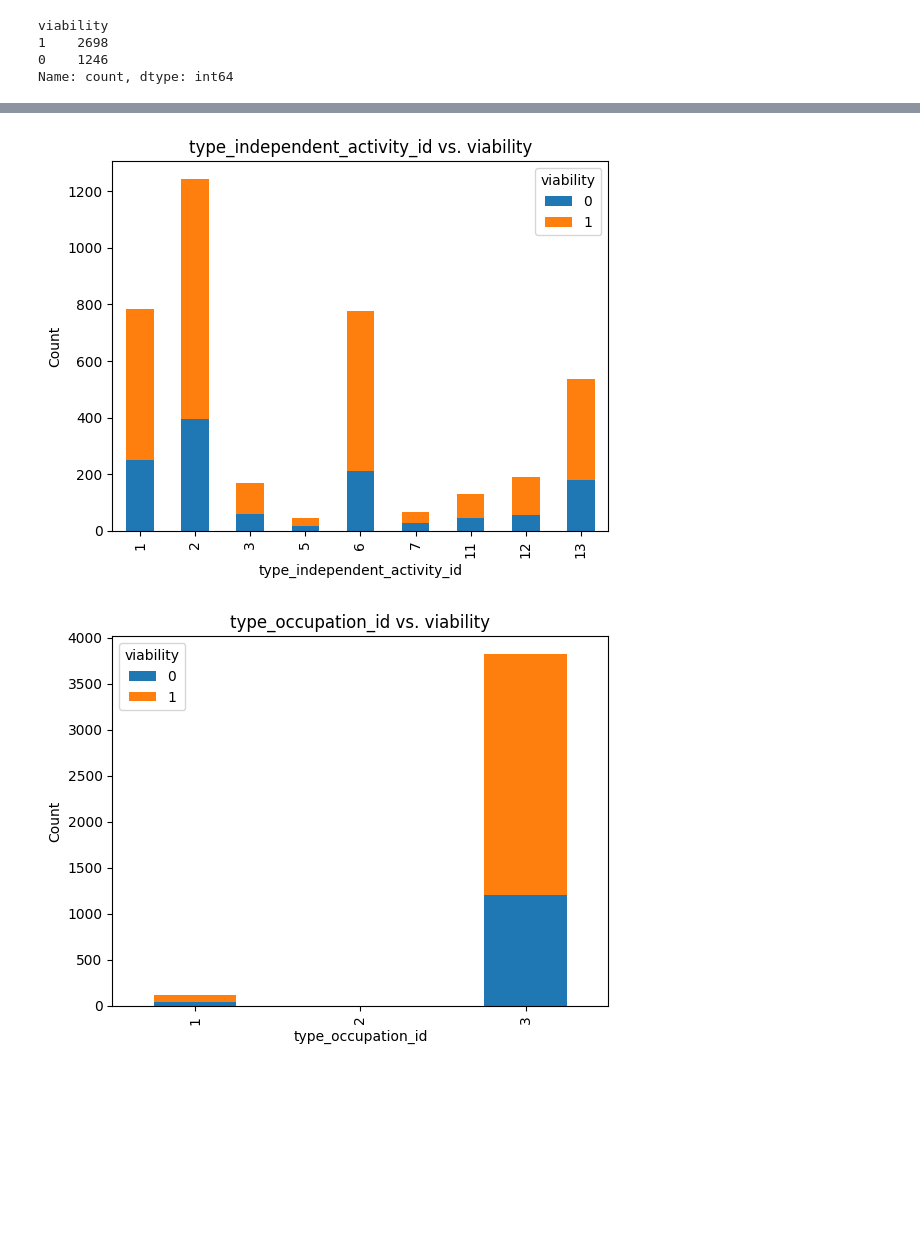
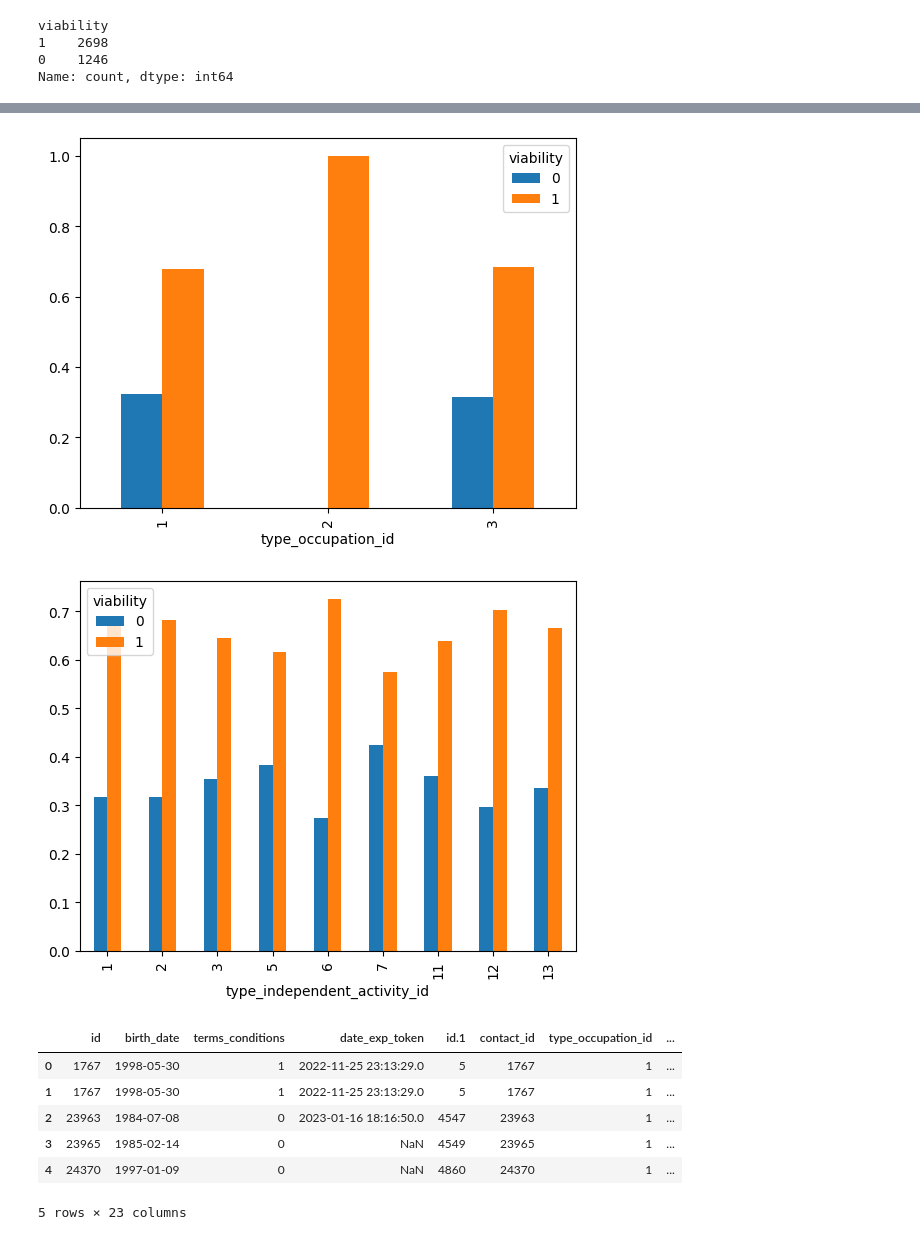
Before and after one commit to alejomaar/habi, a Jupyter notebook: prediction.ipynb, the cells around one changed output, grey strips where cells are left out. Drawn from its saved outputs; the diff is of its cells as text; code cells hidden in the pictures; blank space fills up the shorter version.

```diff
--- a/prediction.ipynb
+++ b/prediction.ipynb
@@ -79,6 +73,6 @@ sns.catplot(x='type_independent_activity_id',hue='viability',data=habi_df,kind="
 # %%
-probabilities = habi_df.groupby(['type_independent_activity_id', 'viability']).size() / habi_df.groupby('type_independent_activity_id').size()
-probabilities = probabilities.reset_index().rename(columns={0: 'Probability'})
-pivot_df = probabilities.pivot(index='type_independent_activity_id', columns='viability', values='Probability')
-
-pivot_df.plot(kind='bar', stacked=False)
+def proba_plot(df:pd.DataFrame,feature:str):
+    probabilities = habi_df.groupby([feature, 'viability']).size() / habi_df.groupby(feature).size()
+    probabilities = probabilities.reset_index().rename(columns={0: 'Probability'})
+    pivot_df = probabilities.pivot(index=feature, columns='viability', values='Probability')
+    pivot_df.plot(kind='bar', stacked=False)
@@ -102,22 +79,18 @@ pivot_df
-# %%
-import matplotlib.pyplot as plt
-
-# Identify the target variable and categorical variables you want to compare
-target_variable = 'viability'
-categorical_variables = ['type_independent_activity_id','type_occupation_id']
-
-# Iterate over each categorical variable
-for cat_var in categorical_variables:
-    # Create a cross-tabulation between the categorical variable and the target variable
-    cross_tab = pd.crosstab(habi_df[cat_var], habi_df[target_variable])
-
-    # Plot a stacked bar chart
-    cross_tab.plot(kind='bar', stacked=True)
-    plt.title(f'{cat_var} vs. {target_variable}')
-    plt.xlabel(cat_var)
-    plt.ylabel('Count')
-    plt.legend(title=target_variable)
-    plt.show()
-# %% [output]
-[figure, removed]
-[figure, removed]
+# %%
+proba_plot(habi_df,'type_occupation_id')
+# %% [output]
+[figure, added]
+# %%
+proba_plot(habi_df,'type_independent_activity_id')
+# %% [output]
+[figure, added]
+# %%
+habi_df.head()
+# %% [output]
+|  | id | birth_date | terms_conditions | date_exp_token | id.1 | contact_id | type_occupation_id | ... |
+| 0 | 1767 | 1998-05-30 | 1 | 2022-11-25 23:13:29.0 | 5 | 1767 | 1 | ... |
+| 1 | 1767 | 1998-05-30 | 1 | 2022-11-25 23:13:29.0 | 5 | 1767 | 1 | ... |
+| 2 | 23963 | 1984-07-08 | 0 | 2023-01-16 18:16:50.0 | 4547 | 23963 | 1 | ... |
+| 3 | 23965 | 1985-02-14 | 0 | NaN | 4549 | 23965 | 1 | ... |
+| 4 | 24370 | 1997-01-09 | 0 | NaN | 4860 | 24370 | 1 | ... |
+5 rows × 23 columns
```
Also changed, not shown: parts of 10 cells of this notebook.
